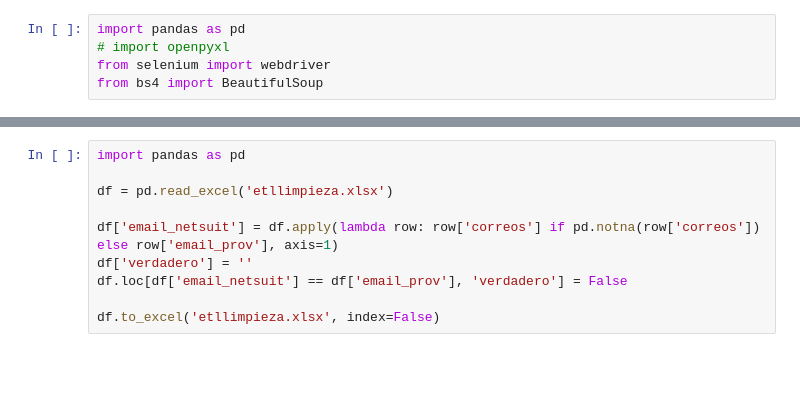
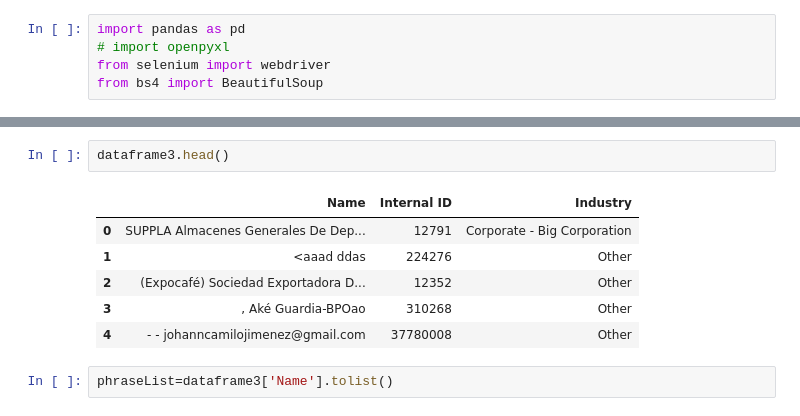
Before and after one commit to Fankrit10/Find_Similar, a Jupyter notebook: ETL corporativo + limpieza.ipynb, the cells around one changed output, grey strips where cells are left out. Drawn from its saved outputs; the diff is of its cells as text; blank space fills up the shorter version.

```diff
--- a/ETL corporativo + limpieza.ipynb
+++ b/ETL corporativo + limpieza.ipynb
@@ -235,10 +31,11 @@ df.to_excel('etllimpieza.xlsx', index=False)
-# %%
-import pandas as pd
-
-df = pd.read_excel('etllimpieza.xlsx')
-
-df['email_netsuit'] = df.apply(lambda row: row['correos'] if pd.notna(row['correos']) else row['email_prov'], axis=1)
-df['verdadero'] = ''
-df.loc[df['email_netsuit'] == df['email_prov'], 'verdadero'] = False
-
-df.to_excel('etllimpieza.xlsx', index=False)
+# %%
+dataframe3.head()
+# %% [output]
+|  | Name | Internal ID | Industry |
+| 0 | SUPPLA Almacenes Generales De Dep... | 12791 | Corporate - Big Corporation |
+| 1 | <aaad ddas | 224276 | Other |
+| 2 | (Expocafé) Sociedad Exportadora D... | 12352 | Other |
+| 3 | , Aké Guardia-BPOao | 310268 | Other |
+| 4 | - - johanncamilojimenez@gmail.com | 37780008 | Other |
+# %%
+phraseList=dataframe3['Name'].tolist()
```
Also changed, not shown: parts of 19 cells of this notebook.
